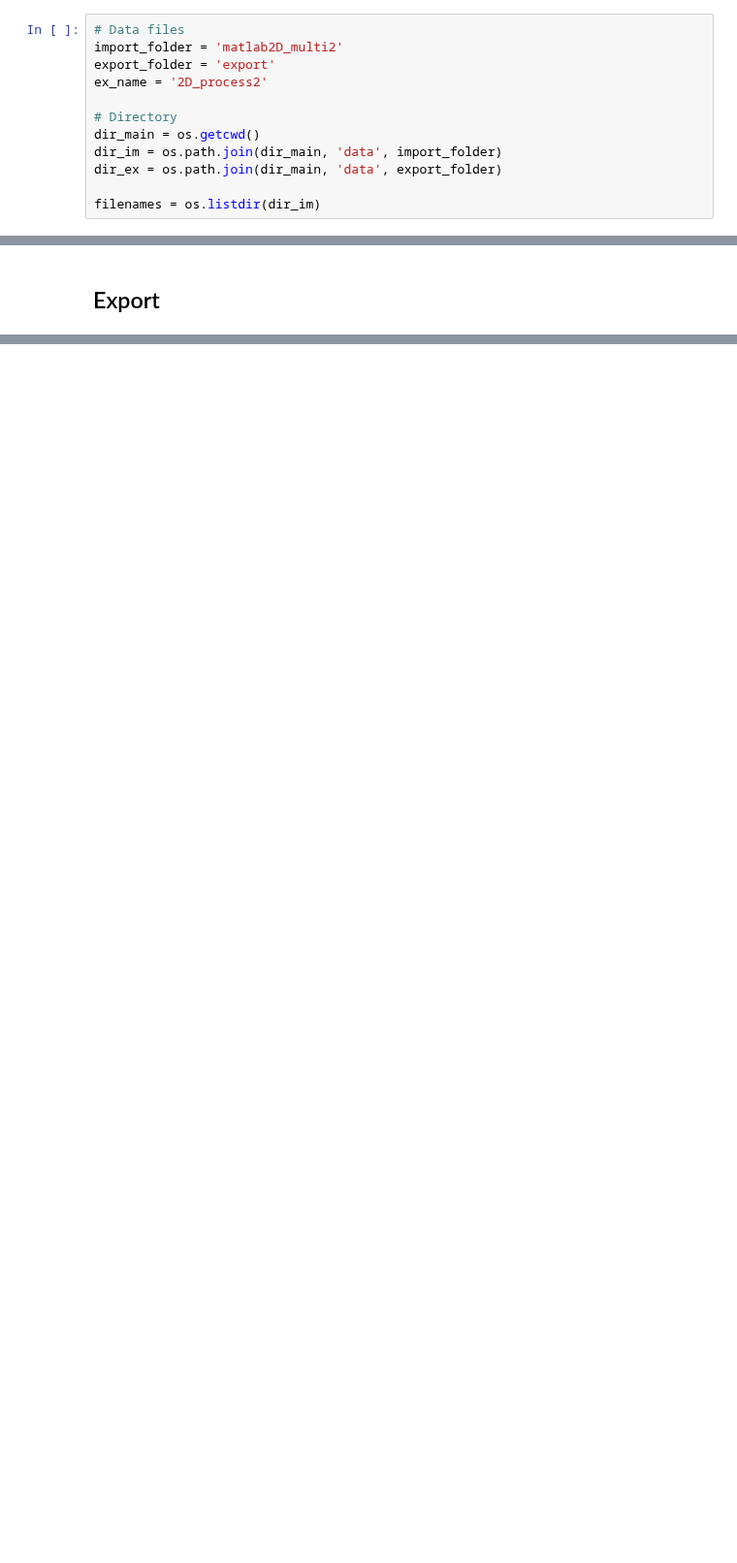
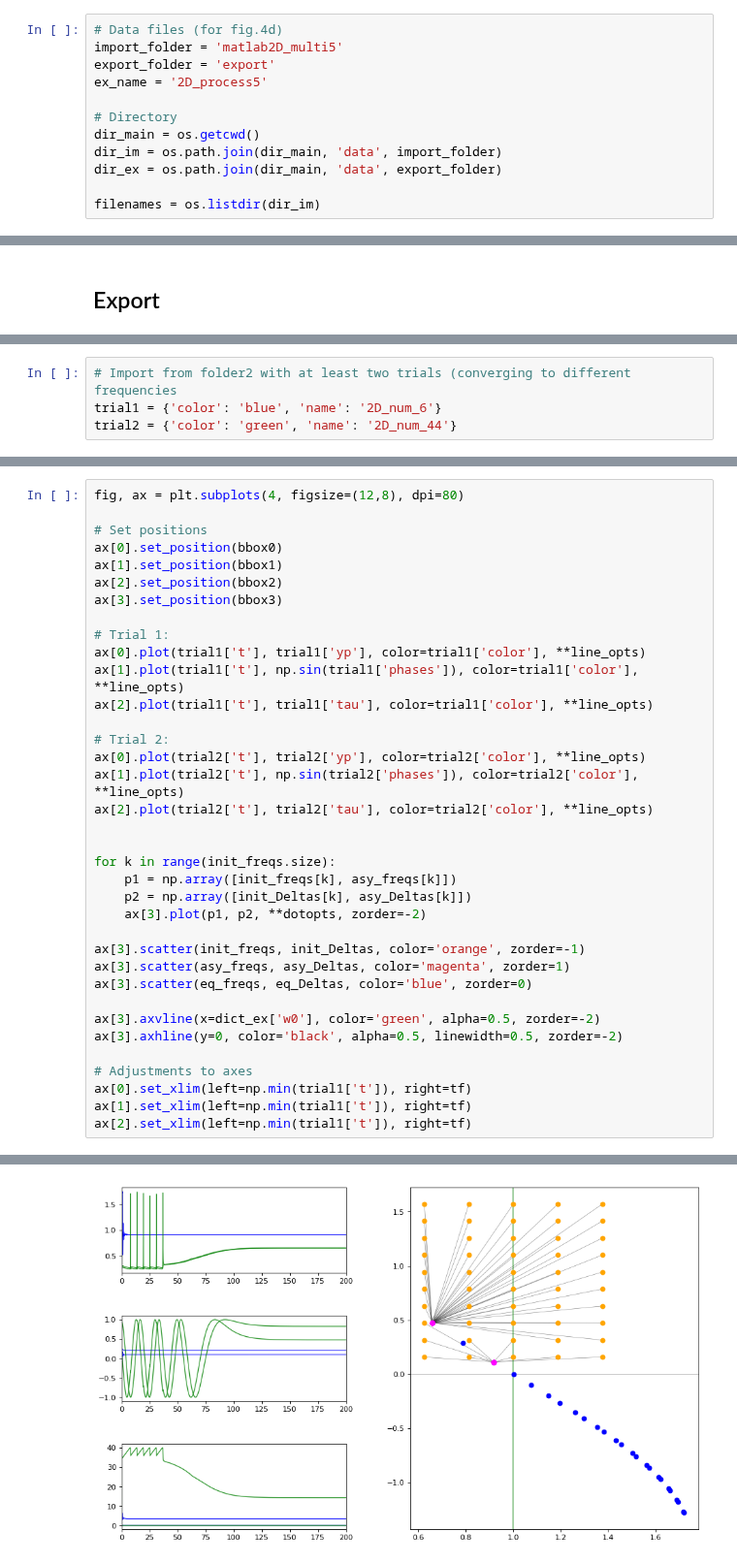
Before and after one commit to parkseo7/KuramotoPlasticDelay, a Jupyter notebook: fig2D_numerics.ipynb, the cells around one changed output, grey strips where cells are left out. Shown at 97% size. Cells and saved outputs as stored; diff of their text form; blank space fills up the shorter version.

```diff
--- a/fig2D_numerics.ipynb
+++ b/fig2D_numerics.ipynb
@@ -30,10 +31,10 @@ from IPython.display import clear_output
 # %% [markdown]
 # Directories
 # %%
-# Data files
-import_folder = 'matlab2D_multi2'
+# Data files (for fig.4d)
+import_folder = 'matlab2D_multi5'
 export_folder = 'export'
-ex_name = '2D_process2'
+ex_name = '2D_process5'
 
 # Directory
 dir_main = os.getcwd()
@@ -153,0 +178,4 @@ Skip to here if the data has already been processed.
+# %%
+# Import from folder2 with at least two trials (converging to different frequencies
+trial1 = {'color': 'blue', 'name': '2D_num_6'}
+trial2 = {'color': 'green', 'name': '2D_num_44'}
@@ -194,0 +294,37 @@ ax.scatter(eq_freqs, eq_Deltas, color='blue', zorder=1)
+# %%
+fig, ax = plt.subplots(4, figsize=(12,8), dpi=80)
+
+# Set positions
+ax[0].set_position(bbox0)
+ax[1].set_position(bbox1)
+ax[2].set_position(bbox2)
+ax[3].set_position(bbox3)
+
+# Trial 1:
+ax[0].plot(trial1['t'], trial1['yp'], color=trial1['color'], **line_opts)
+ax[1].plot(trial1['t'], np.sin(trial1['phases']), color=trial1['color'], **line_opts)
+ax[2].plot(trial1['t'], trial1['tau'], color=trial1['color'], **line_opts)
+
+# Trial 2:
+ax[0].plot(trial2['t'], trial2['yp'], color=trial2['color'], **line_opts)
+ax[1].plot(trial2['t'], np.sin(trial2['phases']), color=trial2['color'], **line_opts)
+ax[2].plot(trial2['t'], trial2['tau'], color=trial2['color'], **line_opts)
+
+
+for k in range(init_freqs.size):
+    p1 = np.array([init_freqs[k], asy_freqs[k]])
+    p2 = np.array([init_Deltas[k], asy_Deltas[k]])
+    ax[3].plot(p1, p2, **dotopts, zorder=-2)
+
+ax[3].scatter(init_freqs, init_Deltas, color='orange', zorder=-1)
+ax[3].scatter(asy_freqs, asy_Deltas, color='magenta', zorder=1)
+ax[3].scatter(eq_freqs, eq_Deltas, color='blue', zorder=0)
+
+ax[3].axvline(x=dict_ex['w0'], color='green', alpha=0.5, zorder=-2)
+ax[3].axhline(y=0, color='black', alpha=0.5, linewidth=0.5, zorder=-2)
+
+# Adjustments to axes
+ax[0].set_xlim(left=np.min(trial1['t']), right=tf)
+ax[1].set_xlim(left=np.min(trial1['t']), right=tf)
+ax[2].set_xlim(left=np.min(trial1['t']), right=tf)
+# %% [output]
@@ -194,0 +332 @@ ax.scatter(eq_freqs, eq_Deltas, color='blue', zorder=1)
+[figure, added]
```
Also changed, not shown: parts of 19 cells of this notebook, 10 other files.
